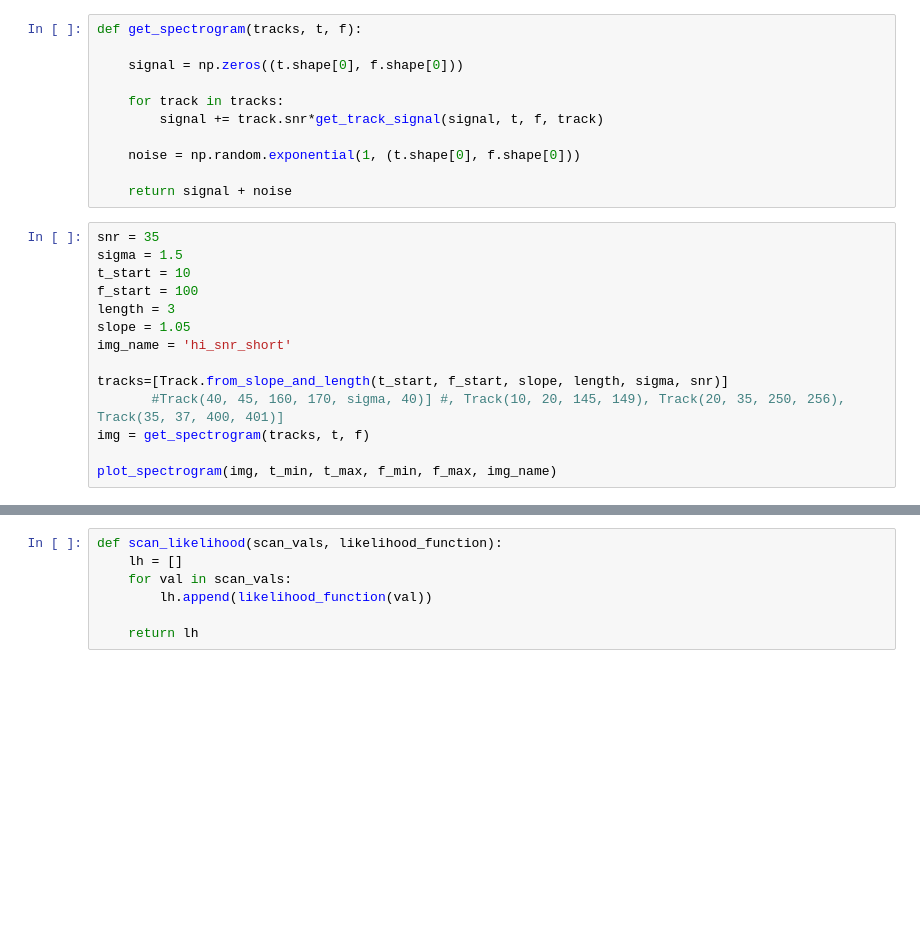
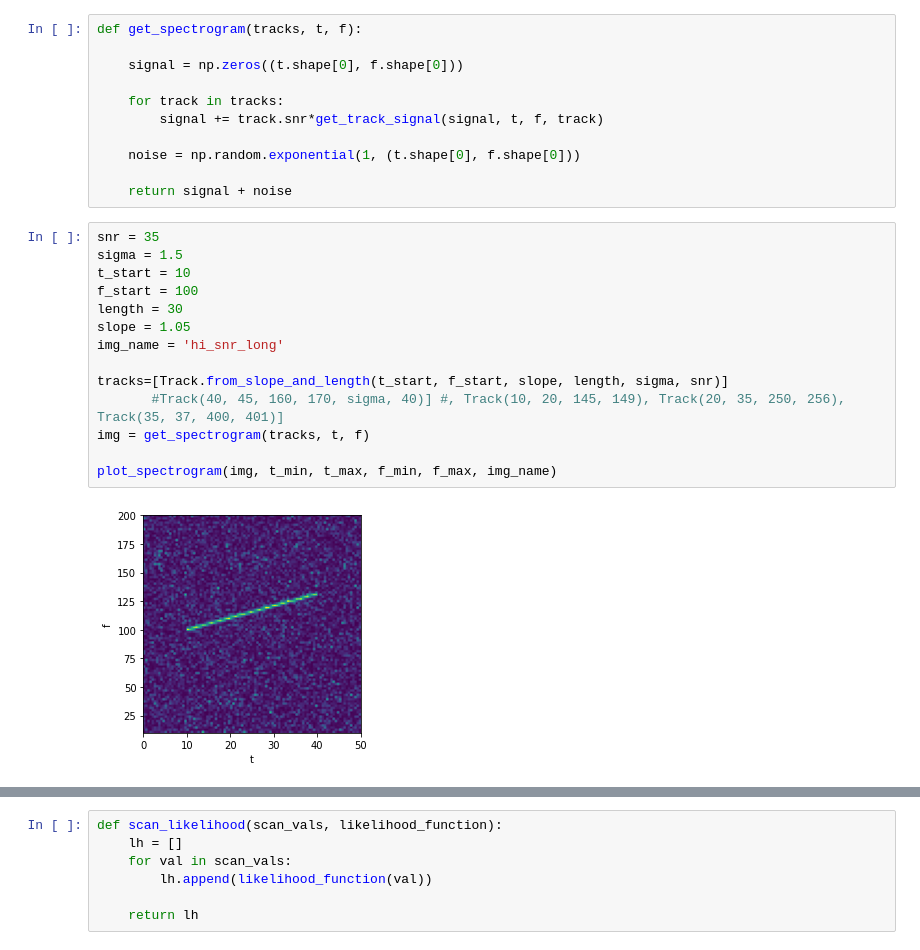
Before and after one commit to MCFlowMace/Track-Likelihood-Fit, a Jupyter notebook: notebooks/likelihood_fit.ipynb, the cells around one changed output, grey strips where cells are left out. Saved outputs shown, nothing was run; the diff lists cells and outputs as text; blank space fills up the shorter version.

```diff
--- a/notebooks/likelihood_fit.ipynb
+++ b/notebooks/likelihood_fit.ipynb
@@ -133,14 +133,16 @@ def get_spectrogram(tracks, t, f):
 # %%
 snr = 35
 sigma = 1.5
 t_start = 10
 f_start = 100
-length = 3
+length = 30
 slope = 1.05
-img_name = 'hi_snr_short'
+img_name = 'hi_snr_long'
 
 tracks=[Track.from_slope_and_length(t_start, f_start, slope, length, sigma, snr)]
        #Track(40, 45, 160, 170, sigma, 40)] #, Track(10, 20, 145, 149), Track(20, 35, 250, 256), Track(35, 37, 400, 401)]
 img = get_spectrogram(tracks, t, f)
 
 plot_spectrogram(img, t_min, t_max, f_min, f_max, img_name)
+# %% [output]
+[figure, added]
```
Also changed, not shown: parts of 5 cells of this notebook.
